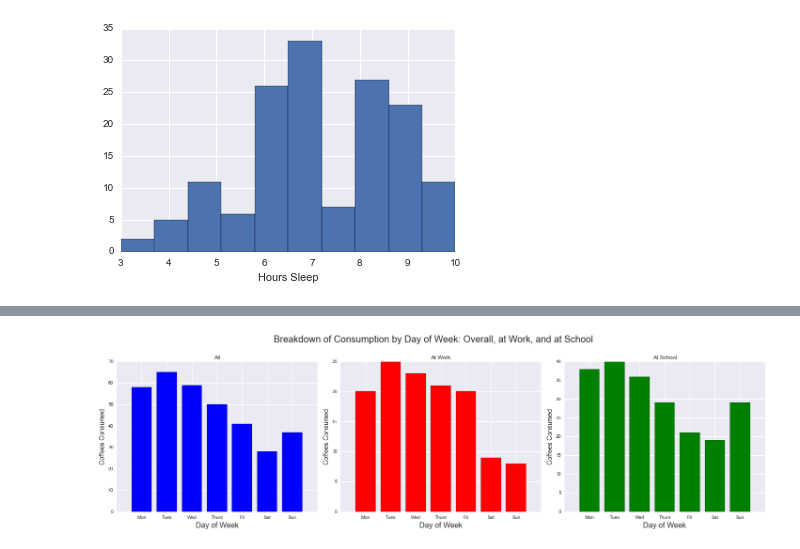
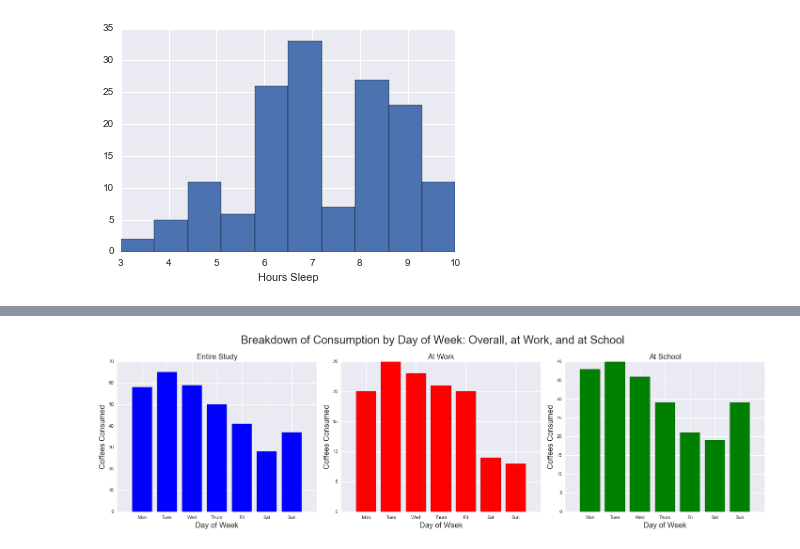
Before and after one commit to jldbc/iPython-Notebooks, a Jupyter notebook: Coffee.ipynb, the cells around one changed output, grey strips where cells are left out. Cells and saved outputs as stored; diff of their text form; code cells hidden in the pictures.

```diff
--- a/Coffee.ipynb
+++ b/Coffee.ipynb
@@ -360,25 +345,23 @@ again, give a quick interpretation of these
 # %%
-#more of a weekend worker at school. a more steady consumer at work. fridays basically the same as saturdays in school.
-
 coffee['DOW_numerical'] = coffee['Datetime'].dt.dayofweek
 
 def plot(ax, df, title, color):
     ax.bar([0,1,2,3,4,5,6], df.groupby('DOW_numerical').count().reset_index()['Coffee'],align='center', color=color)
     ax.set_xlim([-1, 6])
     #ax.set_xticks([0,1,2,3,4,5,6,7], ['Mon', 'Tues', 'Wed', 'Thurs', 'Fri', 'Sat', 'Sun'])
     ax.set_xlabel('Day of Week', fontsize=16)
-    ax.set_ylabel('Coffees Consumed', fontsize=14)
-    ax.set_title(title)
+    ax.set_ylabel('Coffees Consumed', fontsize=16)
+    ax.set_title(title, fontsize=16)
 
 dfs = [coffee, coffee[coffee['Month']<9],coffee[coffee['Month']>=9]]
 
 fig, (ax1, ax2, ax3) = plt.subplots(nrows=1, ncols=3, figsize=(20,6))
-fig.suptitle("Breakdown of Consumption by Day of Week: Overall, at Work, and at School", fontsize=20)
-plot(ax1, dfs[0], "All", 'blue')
+fig.suptitle("Breakdown of Consumption by Day of Week: Overall, at Work, and at School", fontsize=24)
+plot(ax1, dfs[0], "Entire Study", 'blue')
 plot(ax2, dfs[1], "At Work", 'red')
 plot(ax3, dfs[2], "At School", 'green')
 plt.tight_layout()
 plt.subplots_adjust(top=0.85)
 plt.setp((ax1, ax2, ax3), xticks=[0,1,2,3,4,5,6,7], xticklabels=['Mon', 'Tues', 'Wed', 'Thurs', 'Fri', 'Sat', 'Sun']);
 # %% [output]
-[figure, old version]
+[figure, new version]
```
Also changed, not shown: parts of 34 cells of this notebook.
